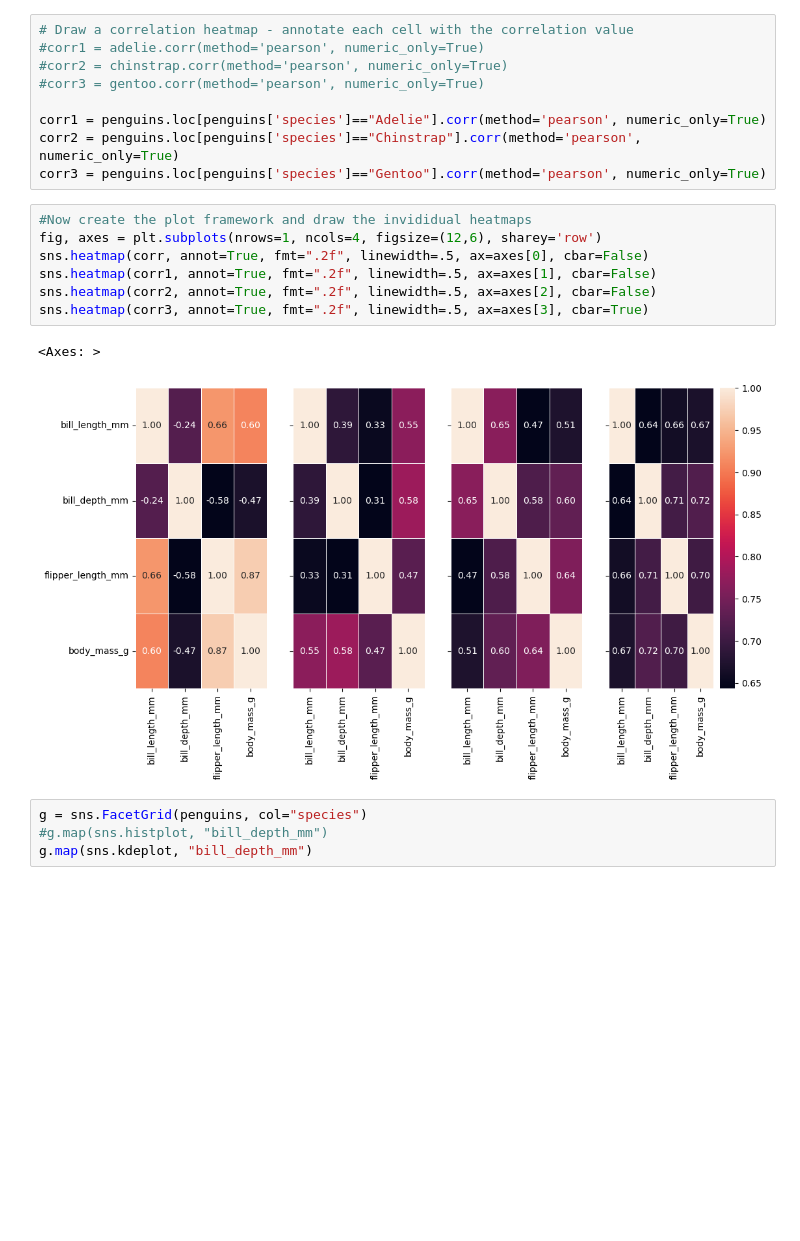
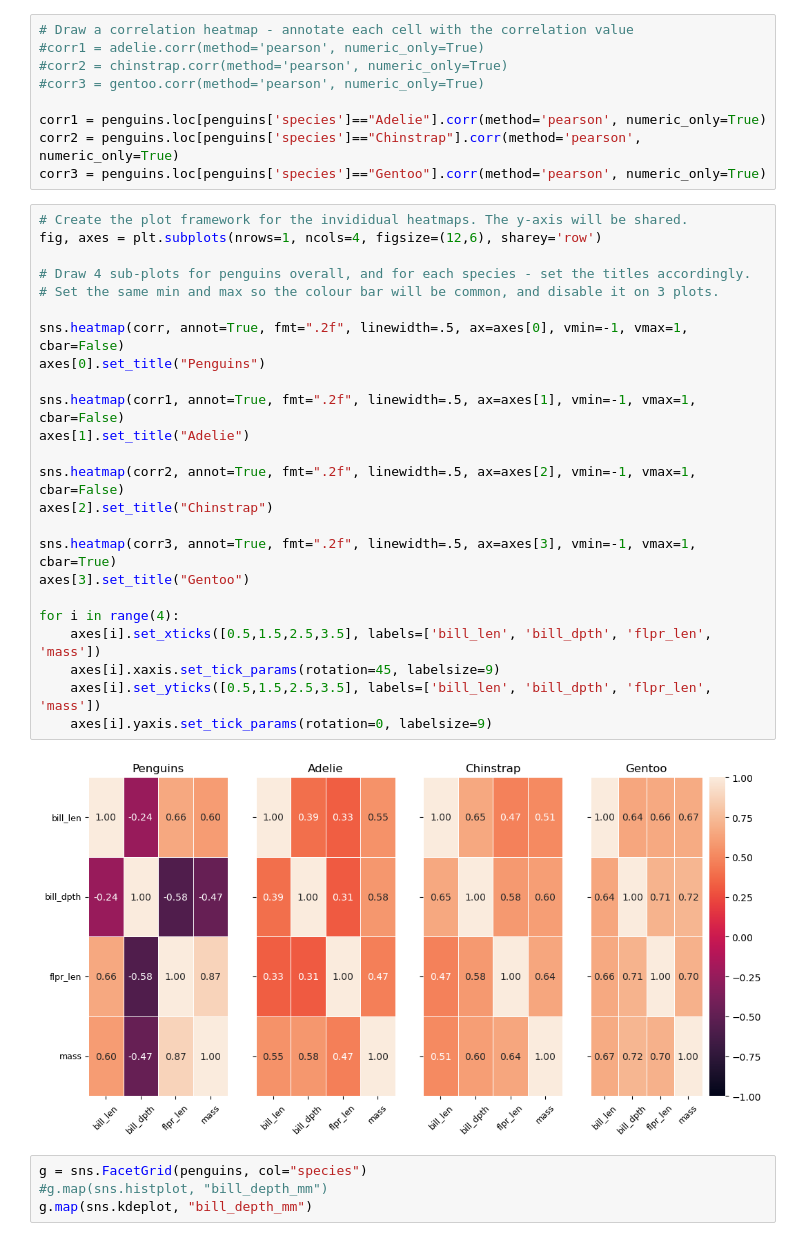
Before and after one commit to dvdgeroconnell/PODA-coursework, a Jupyter notebook: penguins.ipynb, the cells around one changed output. Saved outputs shown, nothing was run; the diff lists cells and outputs as text; blank space fills up the shorter version.

Commit message:
Notebook updates for heatmap and correlation

```diff
--- a/penguins.ipynb
+++ b/penguins.ipynb
@@ -236,15 +236,31 @@ corr1 = penguins.loc[penguins['species']=="Adelie"].corr(method='pearson', numer
 corr2 = penguins.loc[penguins['species']=="Chinstrap"].corr(method='pearson', numeric_only=True)
 corr3 = penguins.loc[penguins['species']=="Gentoo"].corr(method='pearson', numeric_only=True)
 # %%
-#Now create the plot framework and draw the invididual heatmaps
+# Create the plot framework for the invididual heatmaps. The y-axis will be shared.
 fig, axes = plt.subplots(nrows=1, ncols=4, figsize=(12,6), sharey='row')
-sns.heatmap(corr, annot=True, fmt=".2f", linewidth=.5, ax=axes[0], cbar=False)
-sns.heatmap(corr1, annot=True, fmt=".2f", linewidth=.5, ax=axes[1], cbar=False)
-sns.heatmap(corr2, annot=True, fmt=".2f", linewidth=.5, ax=axes[2], cbar=False)
-sns.heatmap(corr3, annot=True, fmt=".2f", linewidth=.5, ax=axes[3], cbar=True)
+
+# Draw 4 sub-plots for penguins overall, and for each species - set the titles accordingly.
+# Set the same min and max so the colour bar will be common, and disable it on 3 plots.
+
+sns.heatmap(corr, annot=True, fmt=".2f", linewidth=.5, ax=axes[0], vmin=-1, vmax=1, cbar=False)
+axes[0].set_title("Penguins")
+
+sns.heatmap(corr1, annot=True, fmt=".2f", linewidth=.5, ax=axes[1], vmin=-1, vmax=1, cbar=False)
+axes[1].set_title("Adelie")
+
+sns.heatmap(corr2, annot=True, fmt=".2f", linewidth=.5, ax=axes[2], vmin=-1, vmax=1, cbar=False)
+axes[2].set_title("Chinstrap")
+
+sns.heatmap(corr3, annot=True, fmt=".2f", linewidth=.5, ax=axes[3], vmin=-1, vmax=1, cbar=True)
+axes[3].set_title("Gentoo")
+
+for i in range(4):
+    axes[i].set_xticks([0.5,1.5,2.5,3.5], labels=['bill_len', 'bill_dpth', 'flpr_len', 'mass'])
+    axes[i].xaxis.set_tick_params(rotation=45, labelsize=9)
+    axes[i].set_yticks([0.5,1.5,2.5,3.5], labels=['bill_len', 'bill_dpth', 'flpr_len', 'mass'])
+    axes[i].yaxis.set_tick_params(rotation=0, labelsize=9)
 # %% [output]
-<Axes: >
-[figure, old version]
+[figure, new version]
 # %%
 g = sns.FacetGrid(penguins, col="species")
 #g.map(sns.histplot, "bill_depth_mm")
```
